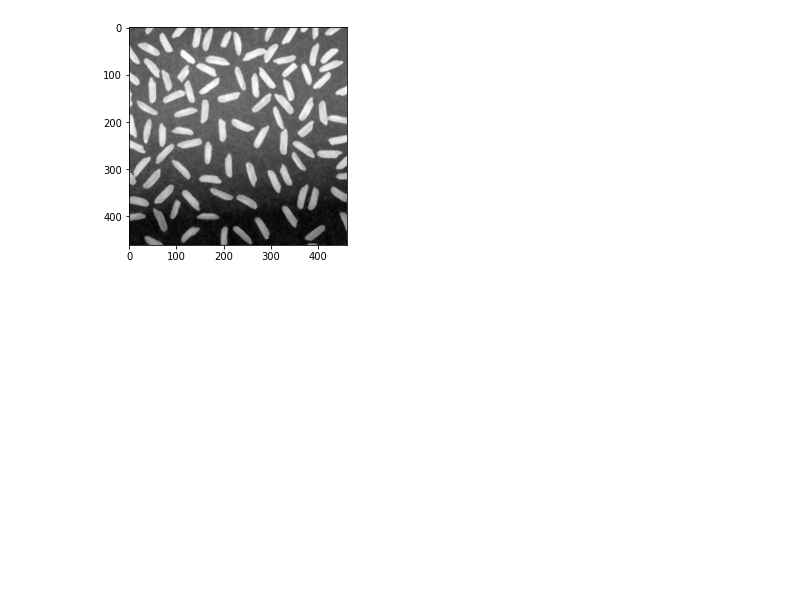
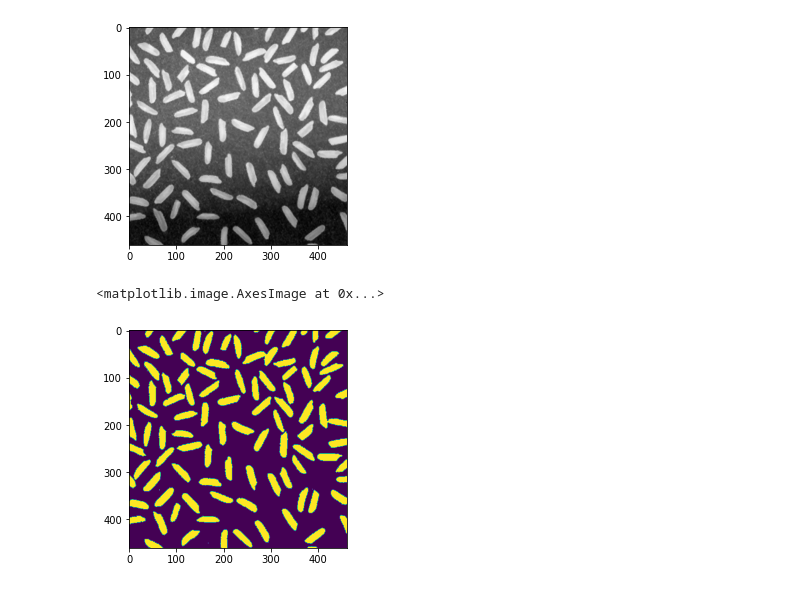
Before and after one commit to cuwfnguyen/computervision, a Jupyter notebook: img2.ipynb, the cells around one changed output. Saved outputs shown, nothing was run; the diff lists cells and outputs as text; code cells hidden in the pictures; blank space fills up the shorter version.

```diff
--- a/img2.ipynb
+++ b/img2.ipynb
@@ -16,4 +16,10 @@ plt.imshow(img_blur,cmap="gray")
 # %% [output]
 <matplotlib.image.AxesImage at 0x...>
 [figure]
+# %%
+output_adapthresh = cv2.adaptiveThreshold (img_blur, 255.0, cv2.ADAPTIVE_THRESH_MEAN_C, cv2.THRESH_BINARY, 51, -20.0)
+plt.imshow(output_adapthresh)
+# %% [output]
+<matplotlib.image.AxesImage at 0x...>
+[figure, added]
 # %%
```
Also changed, not shown: parts of 5 cells of this notebook.
